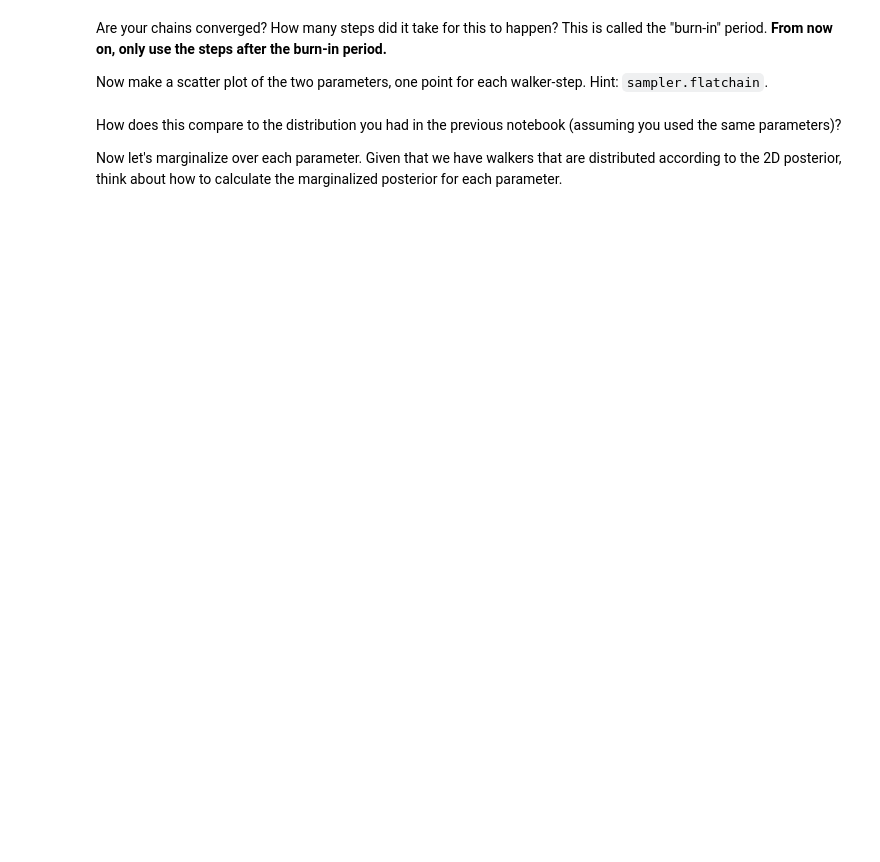
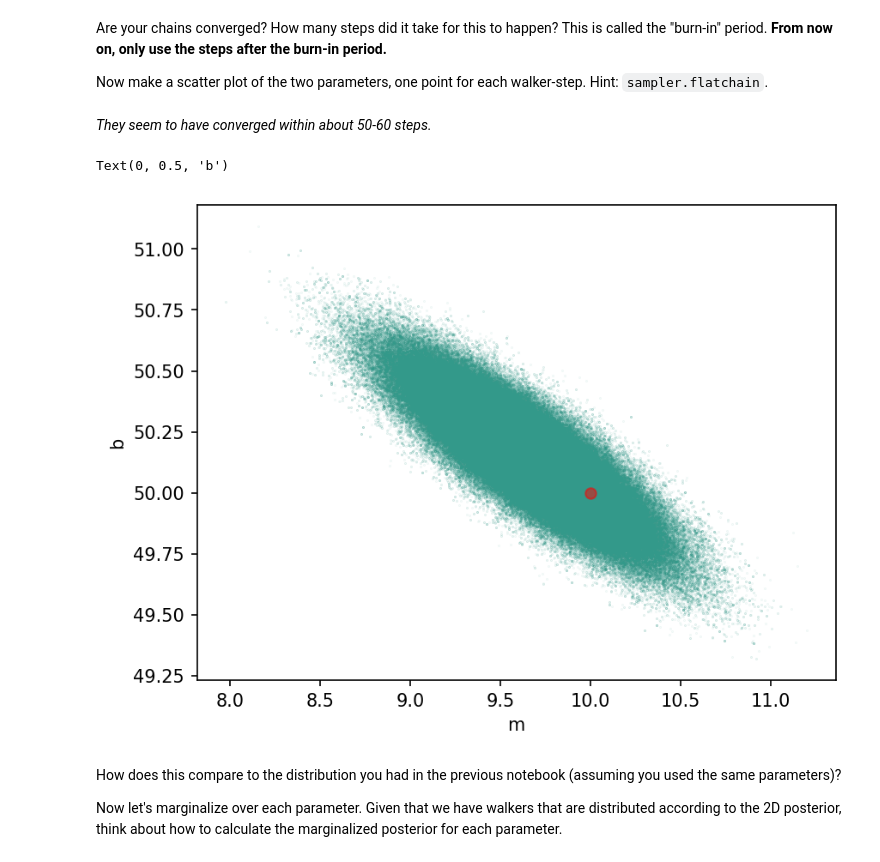
Before and after one commit to ASTR154/bayesian-statistics, a Jupyter notebook: mcmc_line_fitting.ipynb, the cells around one changed output. Saved outputs shown, nothing was run; the diff lists cells and outputs as text; code cells hidden in the pictures; blank space fills up the shorter version.

```diff
--- a/mcmc_line_fitting.ipynb
+++ b/mcmc_line_fitting.ipynb
@@ -224,3 +217,17 @@ Now make a scatter plot of the two parameters, one point for each walker-step. H
+# %% [markdown]
+*They seem to have converged within about 50-60 steps.*
+# %%
+fig, ax = plt.subplots()
+flattened_steps = n_burn * n_walkers
+burnt_flatchain = sampler.flatchain[flattened_steps:]
+m_values, b_values = burnt_flatchain.swapaxes(0,1)
+ax.scatter(m_values, b_values, s=0.1, c="#33998a", alpha=0.1)
+ax.scatter(10, 50, c='r', marker='o', alpha=0.5)
+ax.set_xlabel("m")
+ax.set_ylabel("b")
+# %% [output]
+Text(0, 0.5, 'b')
+[figure, added]
 # %% [markdown]
 How does this compare to the distribution you had in the previous notebook (assuming you used the same parameters)?
 
```
Also changed, not shown: parts of 18 cells of this notebook, 1 other file.
